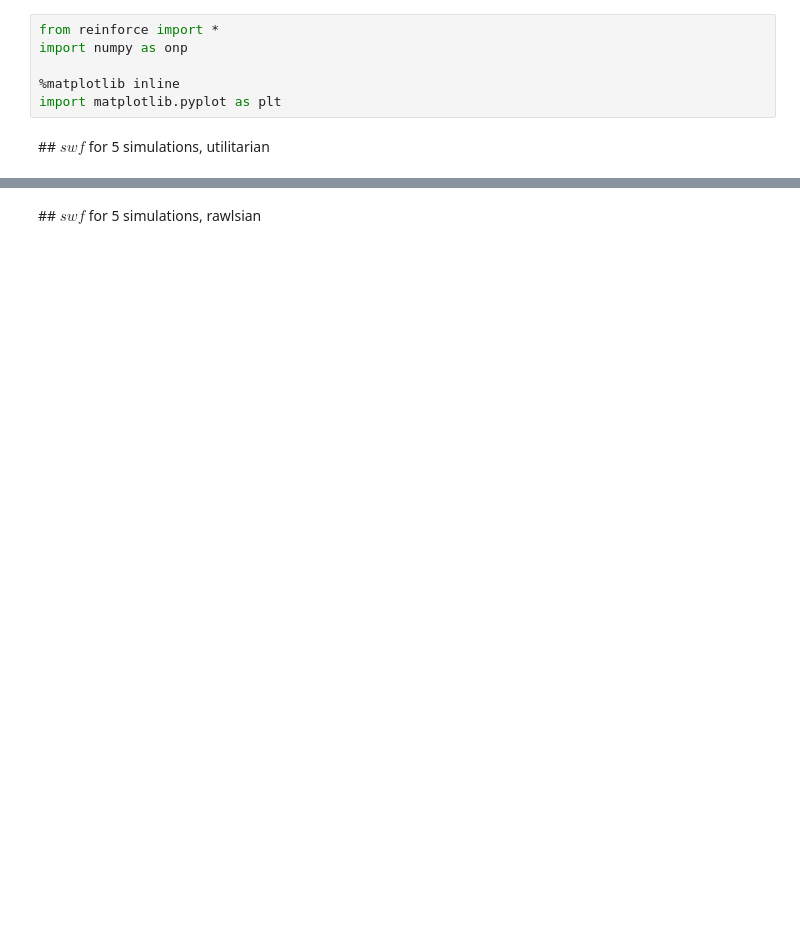
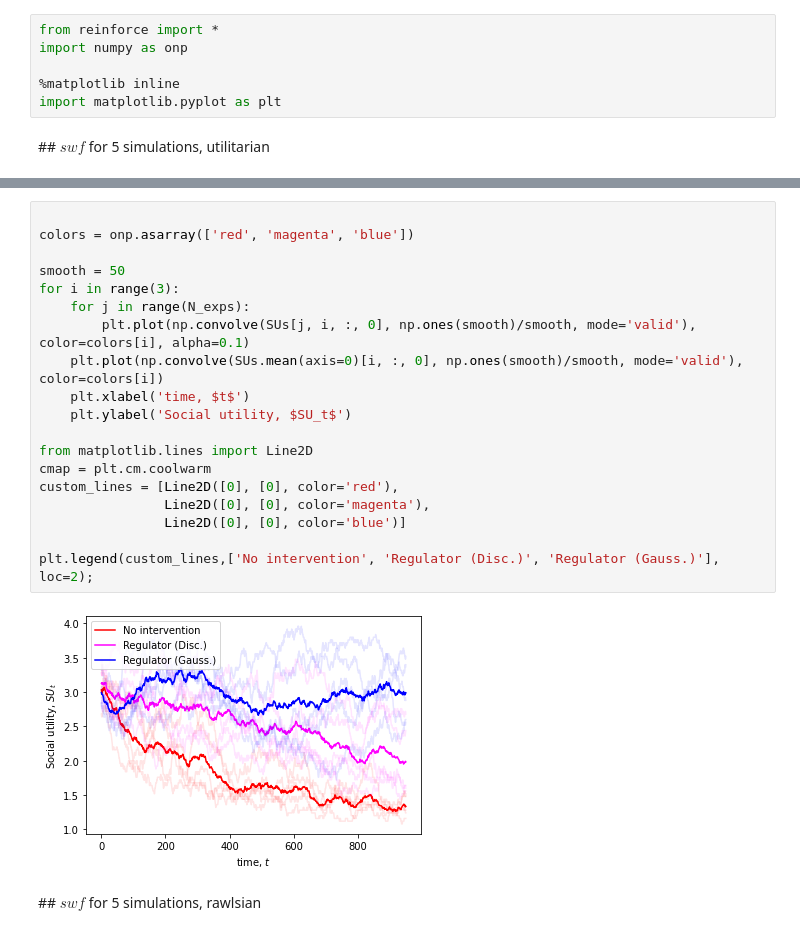
Before and after one commit to vicgalle/optimal-reward-design, a Jupyter notebook: Reinforce_Experiments.ipynb, the cells around one changed output, grey strips where cells are left out. Drawn from its saved outputs; the diff is of its cells as text; blank space fills up the shorter version.

```diff
--- a/Reinforce_Experiments.ipynb
+++ b/Reinforce_Experiments.ipynb
@@ -49,3 +54,24 @@ mean tax 0.19086774
+# %%
+
+colors = onp.asarray(['red', 'magenta', 'blue'])
+
+smooth = 50
+for i in range(3):
+    for j in range(N_exps):
+        plt.plot(np.convolve(SUs[j, i, :, 0], np.ones(smooth)/smooth, mode='valid'), color=colors[i], alpha=0.1)
+    plt.plot(np.convolve(SUs.mean(axis=0)[i, :, 0], np.ones(smooth)/smooth, mode='valid'), color=colors[i])
+    plt.xlabel('time, $t$')
+    plt.ylabel('Social utility, $SU_t$')
+
+from matplotlib.lines import Line2D
+cmap = plt.cm.coolwarm
+custom_lines = [Line2D([0], [0], color='red'),
+                Line2D([0], [0], color='magenta'),
+                Line2D([0], [0], color='blue')]
+
+plt.legend(custom_lines,['No intervention', 'Regulator (Disc.)', 'Regulator (Gauss.)'], loc=2);
+# %% [output]
+[figure, added]
 # %% [markdown]
 ## $swf$ for 5 simulations, rawlsian
 # %%
```
Also changed, not shown: parts of 4 cells of this notebook, 1 other file.
